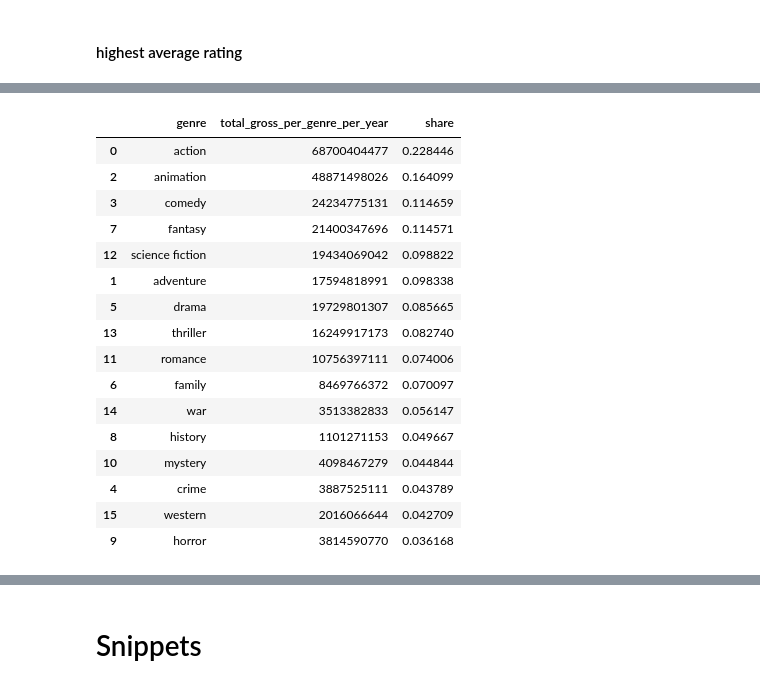
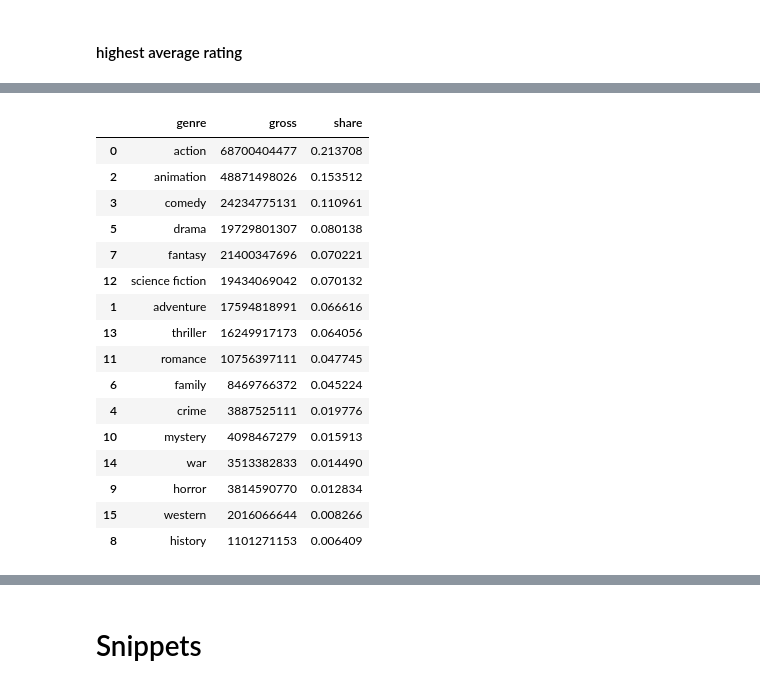
Before and after one commit to olemir/python-exercises, a Jupyter notebook: exercises-EDA.ipynb, the cells around one changed output, grey strips where cells are left out. Drawn from its saved outputs; the diff is of its cells as text; code cells hidden in the pictures.

```diff
--- a/exercises-EDA.ipynb
+++ b/exercises-EDA.ipynb
@@ -126,3 +157,10 @@ movies.release_date = movies.release_date.values.astype('datetime64[D]') # NOTE
 # %%
+# simple conversions
 movies.gross = movies.gross.astype('int')
 movies.budget = movies.budget.astype('int')
+movies.runtime = movies.runtime.astype('int')
+movies.rating_count = movies.rating_count.astype('int')
+# %%
+# NOTE - pandas recommendation to convert strings
+movies.title = movies.title.astype(pd.StringDtype())
+# movies.summary = movies.summary.astype(pd.StringDtype())
@@ -128,0 +171,4 @@ movies.budget = movies.budget.astype('int')
+# %%
+# convert categorical data
+movies.genre = movies.genre.astype(pd.CategoricalDtype(ordered=False))
+movies.mpaa_rating = movies.mpaa_rating.astype(pd.CategoricalDtype(ordered=True))
@@ -137,0 +228,7 @@ movies.mpaa_rating = movies.mpaa_rating.apply(lambda x: x.lower())
+# %%
+# NOTE - order categories in order to use comparison operator
+# TODO actually a standardizing step
+if 'nc-17' not in movies.mpaa_rating.cat.categories:
+    movies.mpaa_rating = movies.mpaa_rating.cat.add_categories('nc-17')
+    movies.mpaa_rating = movies.mpaa_rating.cat.reorder_categories(['g','pg-13', 'pg', 'r', 'nc-17'])
+movies.mpaa_rating.sort_values()#.value_counts()
@@ -589,48 +694,54 @@ dtype: float64
 # %%
 # groupby year, genre and calculate avg shares per year
 
 # TODO Rename grouped columns!
 
 # config - grouping
-release_date_grouper = pd.Grouper(key='release_date',freq='YE') # NOTE grouper object useful for grouping timestamps
+release_date_grouper = pd.Grouper(key='release_date', freq='YE') # NOTE grouper object useful for grouping timestamps
 
 # groupby genre and calculate sum of gross for all years
-gross_per_year = movies[['release_date','gross']].groupby(release_date_grouper).sum()
-gross_per_year = gross_per_year.rename(columns={'gross':'total_gross_per_genre'})
+gby_release_date = movies[['release_date','gross']].groupby(release_date_grouper).sum()
+yearly_gross = gby_release_date.rename(columns={'gross':'total_gross_per_genre'})
 
 # groupby genre and year and calculate sum of gross
-gross_per_genre_per_year = movies[['release_date','genre','gross']].groupby([release_date_grouper,'genre']).sum() # NOTE creates a multi-index (release_date, genre)
-gross_per_genre_per_year = gross_per_genre_per_year.rename(columns={'gross':'total_gross_per_genre_per_year'})
+gby_release_date_and_genre = movies[['release_date','genre','gross']].groupby([release_date_grouper, 'genre'])
+yearly_genre_gross = gby_release_date_and_genre.sum() # NOTE creates a multi-index (release_date, genre)
+yearly_genre_gross = yearly_genre_gross.rename(columns={'gross':'total_yearly_genre_gross'})
+
+# fill 0 or NA for genres
+yearly_genre_gross_ = yearly_genre_gross.copy()
+yearly_genre_gross.total_yearly_genre_gross = yearly_genre_gross.total_yearly_genre_gross.fillna(0.)
 
 # calculate share of total gross per year by merging
 # NOTE could not merge single index on multi settings such that keep multi-index of left
-# gross_per_genre_per_year = pd.merge(gross_per_year, gross_per_genre_per_year, how='left', left_index=True, right_on='release_date') # only for comparison
-gross_per_genre_per_year = pd.merge(gross_per_genre_per_year, gross_per_year, how='left', left_on='release_date', right_index=True)
-# gross_per_genre_per_year = pd.merge(gross_per_genre_per_year, gross_per_year, how='left', left_index=True, right_on=('release_date',)) # does not work
-gross_per_genre_per_year['share'] = gross_per_genre_per_year.total_gross_per_genre_per_year / gross_per_genre_per_year.total_gross_per_genre
-gross_per_genre_per_year.reset_index()
+# yearly_genre_gross = pd.merge(yearly_gross, yearly_genre_gross, how='left', left_index=True, right_on='release_date') # only for comparison
+yearly_genre_gross = pd.merge(yearly_genre_gross, yearly_gross, how='left', left_on='release_date', right_index=True)
+# yearly_genre_gross = pd.merge(yearly_genre_gross, yearly_gross, how='left', left_index=True, right_on=('release_date',)) # does not work
+yearly_genre_gross['share'] = yearly_genre_gross.total_yearly_genre_gross / yearly_genre_gross.total_gross_per_genre
 
 # calculate avg share on gross per genre
-avg_share_gross_per_genre = gross_per_genre_per_year.groupby('genre').agg({'total_gross_per_genre_per_year':'sum', 'share':'mean'})
+# yearly_genre_gross.reset_index()
+avg_share_gross_per_genre = yearly_genre_gross.groupby('genre').agg({'total_yearly_genre_gross':'sum', 'share':'mean'}) # TODO what about 0 in mean? are they skipped?
 avg_share_gross_per_genre = avg_share_gross_per_genre.reset_index().sort_values(['share'], ascending=False)
+avg_share_gross_per_genre = avg_share_gross_per_genre.rename(columns={'total_yearly_genre_gross':'gross'})
 
 # TODO format result: name columns
 avg_share_gross_per_genre
 # %% [output]
-|  | genre | total_gross_per_genre_per_year | share |
-| 0 | action | 68700404477 | 0.228446 |
-| 2 | animation | 48871498026 | 0.164099 |
-| 3 | comedy | 24234775131 | 0.114659 |
-| 7 | fantasy | 21400347696 | 0.114571 |
-| 12 | science fiction | 19434069042 | 0.098822 |
-| 1 | adventure | 17594818991 | 0.098338 |
-| 5 | drama | 19729801307 | 0.085665 |
-| 13 | thriller | 16249917173 | 0.082740 |
-| 11 | romance | 10756397111 | 0.074006 |
-| 6 | family | 8469766372 | 0.070097 |
-| 14 | war | 3513382833 | 0.056147 |
-| 8 | history | 1101271153 | 0.049667 |
-| 10 | mystery | 4098467279 | 0.044844 |
-| 4 | crime | 3887525111 | 0.043789 |
-| 15 | western | 2016066644 | 0.042709 |
-| 9 | horror | 3814590770 | 0.036168 |
+|  | genre | gross | share |
+| 0 | action | 68700404477 | 0.213708 |
+| 2 | animation | 48871498026 | 0.153512 |
+| 3 | comedy | 24234775131 | 0.110961 |
+| 5 | drama | 19729801307 | 0.080138 |
+| 7 | fantasy | 21400347696 | 0.070221 |
+| 12 | science fiction | 19434069042 | 0.070132 |
+| 1 | adventure | 17594818991 | 0.066616 |
+| 13 | thriller | 16249917173 | 0.064056 |
+| 11 | romance | 10756397111 | 0.047745 |
+| 6 | family | 8469766372 | 0.045224 |
+| 4 | crime | 3887525111 | 0.019776 |
+| 10 | mystery | 4098467279 | 0.015913 |
+| 14 | war | 3513382833 | 0.014490 |
+| 9 | horror | 3814590770 | 0.012834 |
+| 15 | western | 2016066644 | 0.008266 |
+| 8 | history | 1101271153 | 0.006409 |
```
Also changed, not shown: parts of 56 cells of this notebook.
